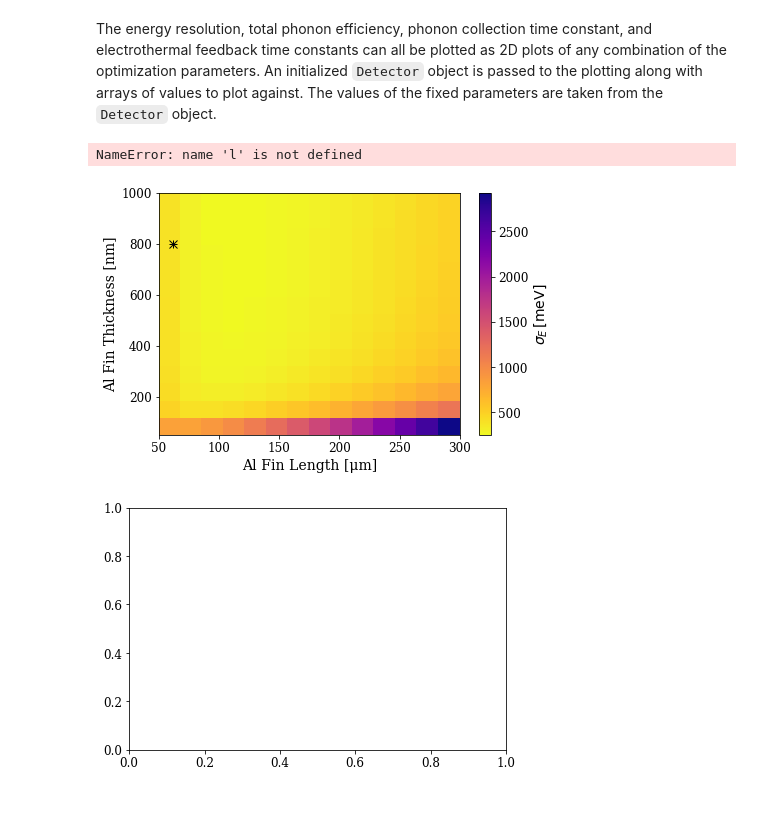
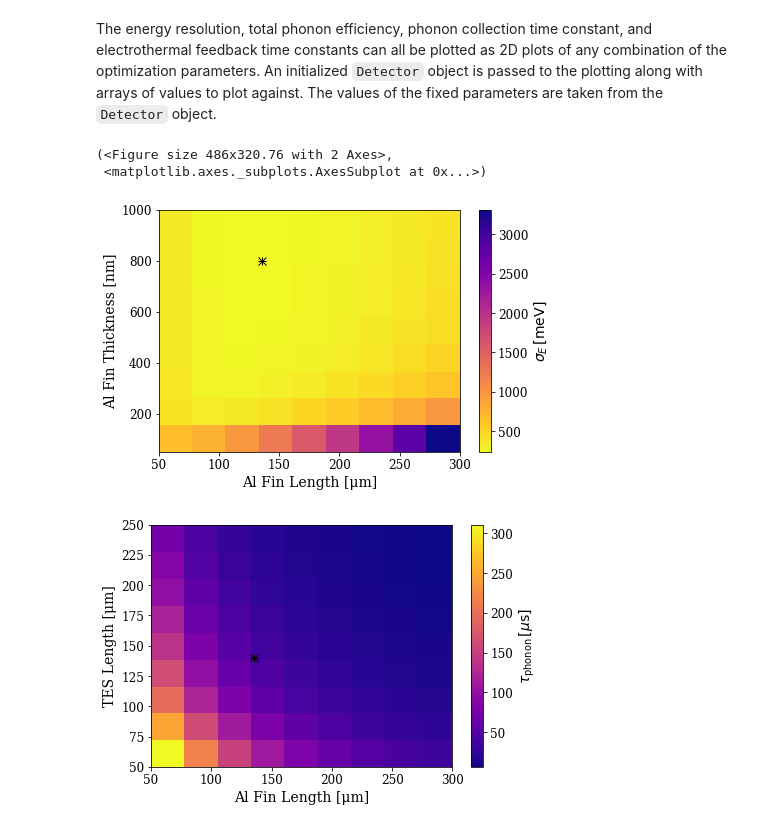
Before and after one commit to spice-herald/DarkOpt, a Jupyter notebook: Examples/example.ipynb, the cells around one changed output. Drawn from its saved outputs; the diff is of its cells as text; code cells hidden in the pictures.

Commit message:
added 2d plots to example

```diff
--- a/Examples/example.ipynb
+++ b/Examples/example.ipynb
@@ -91,7 +91,7 @@ det.plot_responsivity()
 # %% [markdown]
 Also, the optimum QET/TES parameters can be found by minimizing the energy resolution using `darkopt.optimize.optimize_detector()`. There is the option to enforce a desired total Al surface area covered by passing a value to the parameter `per_Al`. By default this is set to `None` and the Al coverage will be allowed to float free in the optimization
 # %%
-desired_coverage = 0.001
+desired_coverage = 0.01
 
 det_opt, eres, params = optimize.optimize_detector(tes_length0=l,
     tes_l_overlap0=l_overlap,
@@ -128,16 +128,17 @@ Phase margin = 404.0 [%] (phase_sep_legth - tes_legnth)/tes_legnth)
 # %% [markdown]
 The energy resolution, total phonon efficiency, phonon collection time constant, and electrothermal feedback time constants can all be plotted as 2D plots of any combination of the optimization parameters. An initialized `Detector` object is passed to the plotting along with arrays of values to plot against. The values of the fixed parameters are taken from the `Detector` object.
 # %%
-n = 15
+n = 10
 
 l = np.linspace(50e-6, 250e-6, n)
 l_f = np.linspace(50e-6, 300e-6, n)
 l_overlap = np.linspace(1e-6, 50e-6, n)
 h_f = np.linspace(50e-9, 1000e-9, n)
 plot.plot_hfin_vs_lfin(h_f, l_f, det_opt, val='energy')
-plot.plot_ltes_vs_lfin(l, l_f, det_opt, val='energy')
+plot.plot_ltes_vs_lfin(l, l_f, det_opt, val='tau_ph')
 # %% [output]
-NameError: name 'l' is not defined
+(<Figure size 486x320.76 with 2 Axes>,
+ <matplotlib.axes._subplots.AxesSubplot at 0x...>)
-[figure, old version]
+[figure, new version]
-[figure, old version]
+[figure, new version]
 # %%
```
Also changed, not shown: parts of 3 cells of this notebook.
